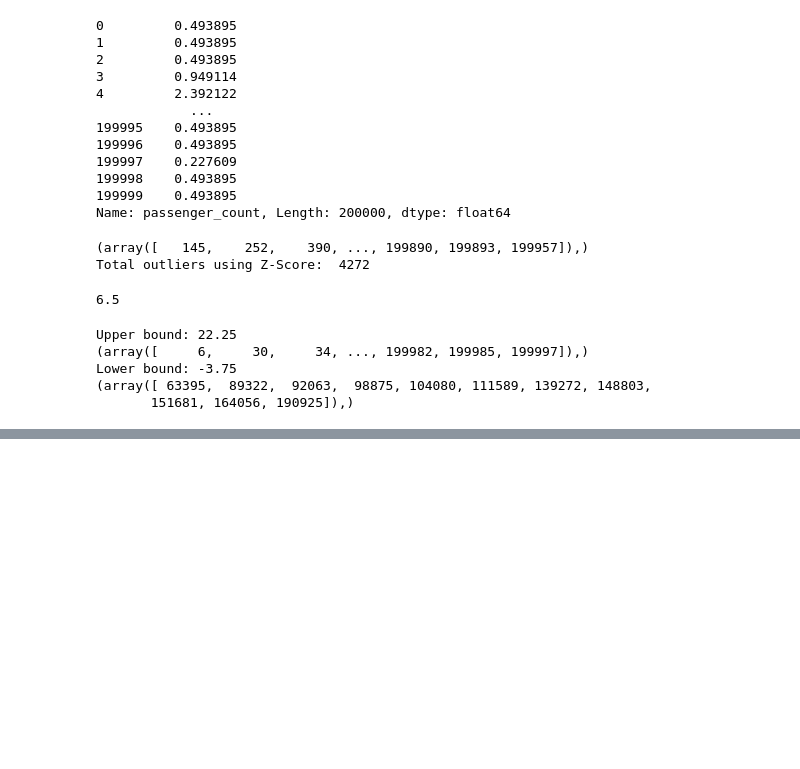
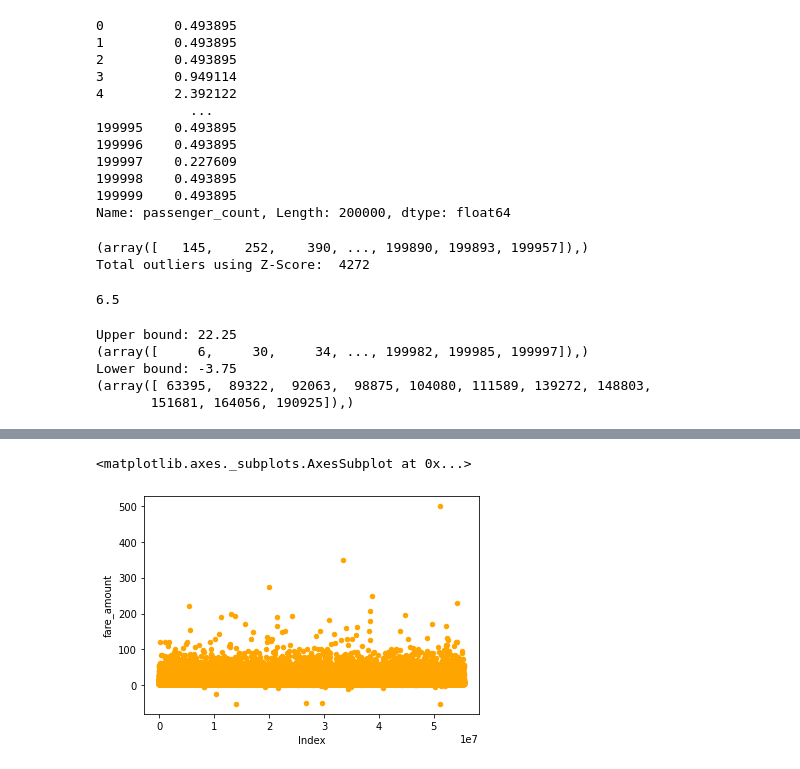
Before and after one commit to RohanDoshi21/PICT-TE-SEM6-DSBDAL, a Jupyter notebook: Assignment2.ipynb, the cells around one changed output, grey strips where cells are left out. Cells and saved outputs as stored; diff of their text form; code cells hidden in the pictures; blank space fills up the shorter version.

```diff
--- a/Assignment2.ipynb
+++ b/Assignment2.ipynb
@@ -160,3 +161,6 @@ Upper bound: 22.25
 Lower bound: -3.75
 (array([ 63395,  89322,  92063,  98875, 104080, 111589, 139272, 148803,
        151681, 164056, 190925]),)
+# %%
+df.rename(columns={'Unnamed: 0': 'Index'}, inplace=True)
+df
@@ -162,0 +181,6 @@ Lower bound: -3.75
+# %%
+# Scatter plot
+df.plot(kind='scatter', x='Index', y='fare_amount', alpha=1, color='orange')
+# %% [output]
+<matplotlib.axes._subplots.AxesSubplot at 0x...>
+[figure, added]
```
Also changed, not shown: parts of 10 cells of this notebook.
